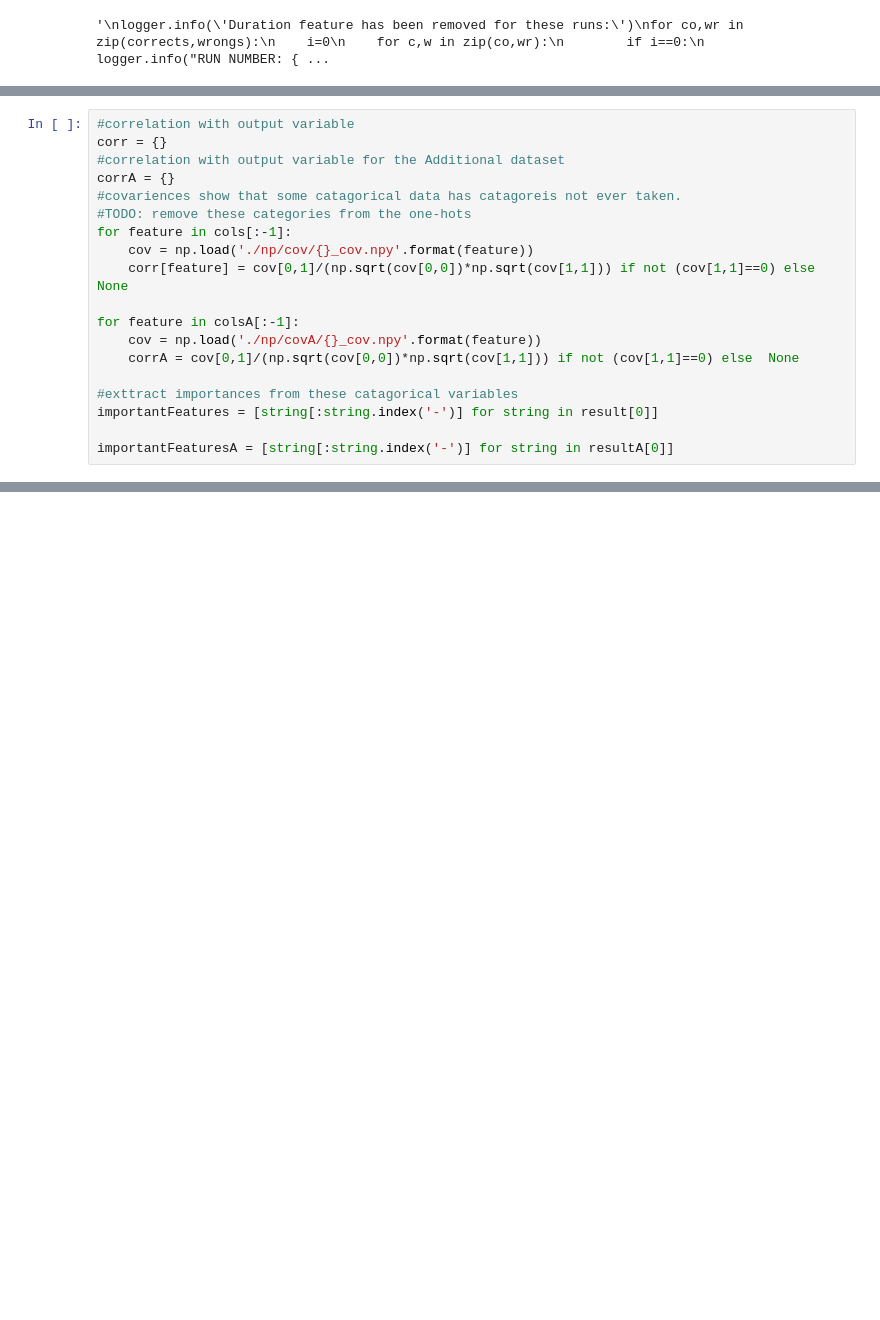
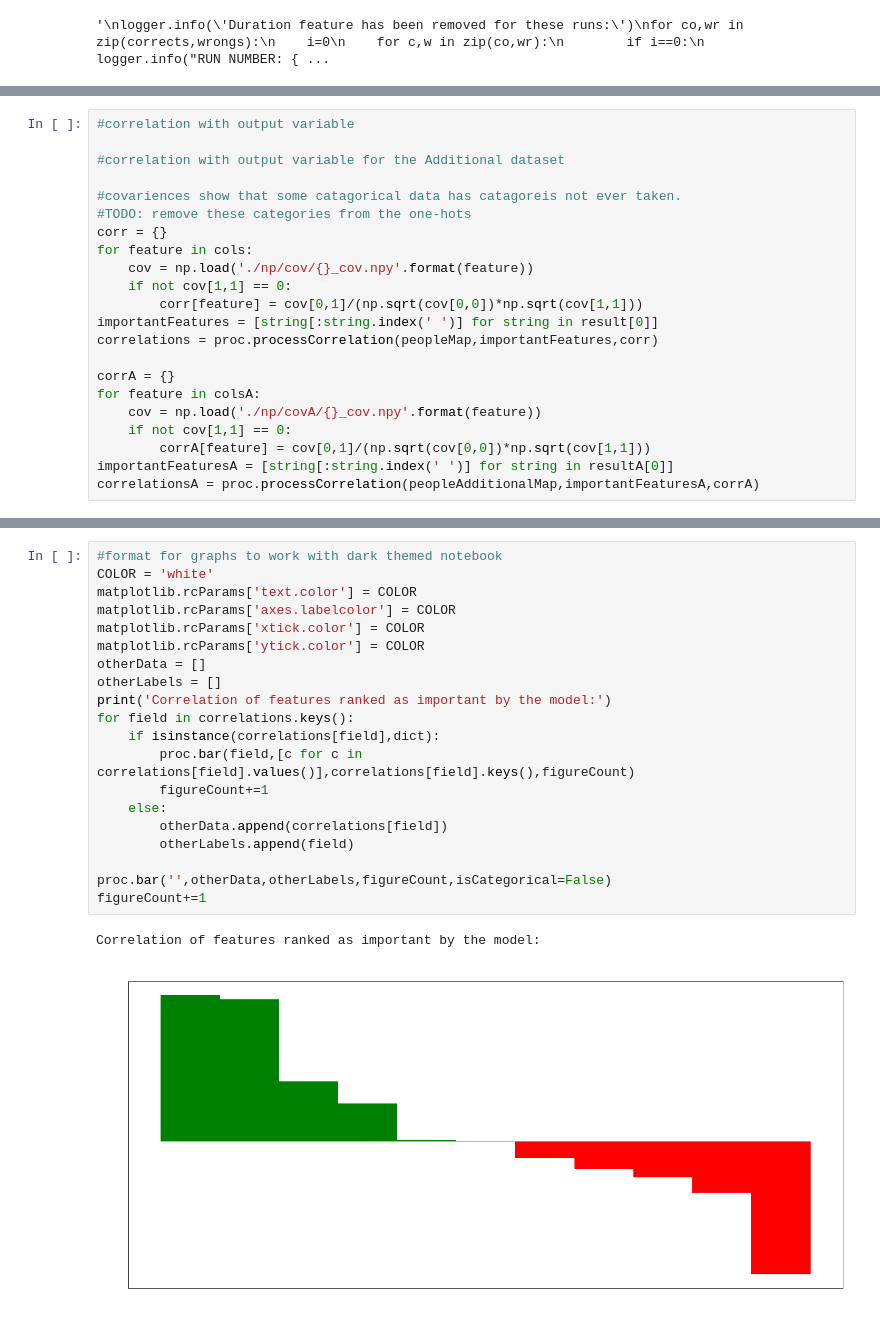
Before and after one commit to jakeypakey/telemarket_data, a Jupyter notebook: data_visualize_info.ipynb, the cells around one changed output, grey strips where cells are left out. Drawn from its saved outputs; the diff is of its cells as text; blank space fills up the shorter version.

```diff
--- a/data_visualize_info.ipynb
+++ b/data_visualize_info.ipynb
@@ -382,20 +402,23 @@ done with abbrev
 epicness complete 😂
 # %%
 #correlation with output variable
-corr = {}
+
 #correlation with output variable for the Additional dataset
-corrA = {}
+
 #covariences show that some catagorical data has catagoreis not ever taken.
 #TODO: remove these categories from the one-hots
-for feature in cols[:-1]:
+corr = {}
+for feature in cols:
     cov = np.load('./np/cov/{}_cov.npy'.format(feature))
-    corr[feature] = cov[0,1]/(np.sqrt(cov[0,0])*np.sqrt(cov[1,1])) if not (cov[1,1]==0) else  None
+    if not cov[1,1] == 0:
+        corr[feature] = cov[0,1]/(np.sqrt(cov[0,0])*np.sqrt(cov[1,1]))
+importantFeatures = [string[:string.index(' ')] for string in result[0]]
+correlations = proc.processCorrelation(peopleMap,importantFeatures,corr)
 
-for feature in colsA[:-1]:
+corrA = {}
+for feature in colsA:
     cov = np.load('./np/covA/{}_cov.npy'.format(feature))
-    corrA = cov[0,1]/(np.sqrt(cov[0,0])*np.sqrt(cov[1,1])) if not (cov[1,1]==0) else  None
-
-#exttract importances from these catagorical variables
-importantFeatures = [string[:string.index('-')] for string in result[0]]
-
-importantFeaturesA = [string[:string.index('-')] for string in resultA[0]]
+    if not cov[1,1] == 0:
+        corrA[feature] = cov[0,1]/(np.sqrt(cov[0,0])*np.sqrt(cov[1,1]))
+importantFeaturesA = [string[:string.index(' ')] for string in resultA[0]]
+correlationsA = proc.processCorrelation(peopleAdditionalMap,importantFeaturesA,corrA)
@@ -401,0 +436,23 @@ importantFeaturesA = [string[:string.index('-')] for string in resultA[0]]
+# %%
+#format for graphs to work with dark themed notebook
+COLOR = 'white'
+matplotlib.rcParams['text.color'] = COLOR
+matplotlib.rcParams['axes.labelcolor'] = COLOR
+matplotlib.rcParams['xtick.color'] = COLOR
+matplotlib.rcParams['ytick.color'] = COLOR
+otherData = []
+otherLabels = []
+print('Correlation of features ranked as important by the model:')
+for field in correlations.keys():
+    if isinstance(correlations[field],dict):
+        proc.bar(field,[c for c in correlations[field].values()],correlations[field].keys(),figureCount)
+        figureCount+=1
+    else:
+        otherData.append(correlations[field])
+        otherLabels.append(field)
+
+proc.bar('',otherData,otherLabels,figureCount,isCategorical=False)
+figureCount+=1
+# %% [output]
+Correlation of features ranked as important by the model:
+[figure, added]
```
Also changed, not shown: parts of 7 cells of this notebook, 1 other file.
